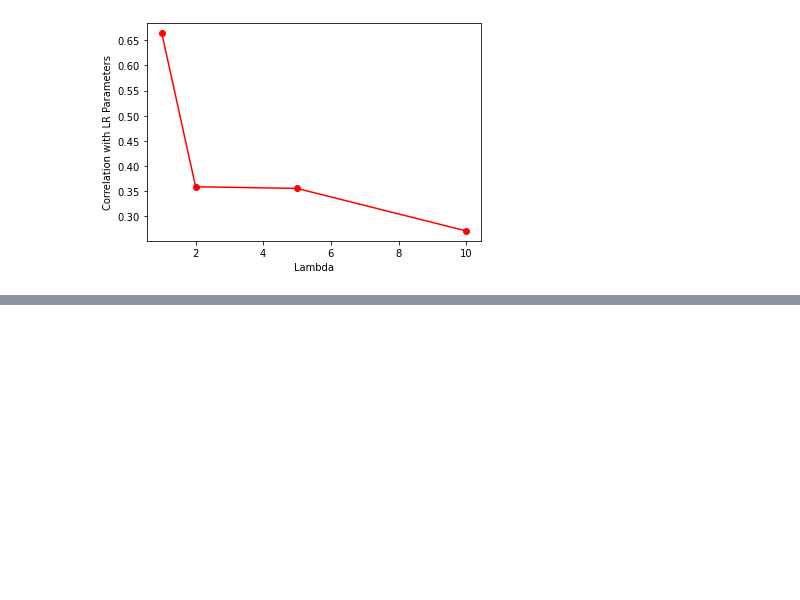
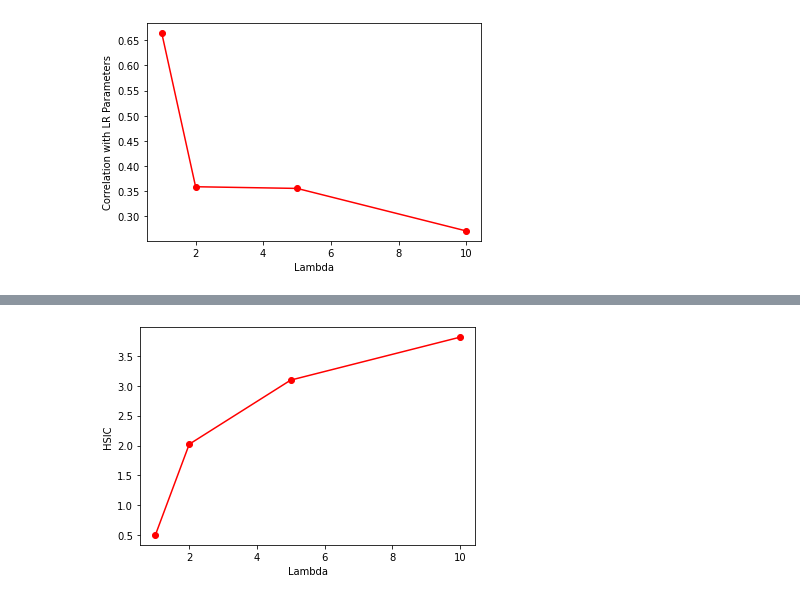
Before and after one commit to shuo-zhou/GSDA-Lateralization, a Jupyter notebook: Plot.ipynb, the cells around one changed output, grey strips where cells are left out. Saved outputs shown, nothing was run; the diff lists cells and outputs as text; code cells hidden in the pictures; blank space fills up the shorter version.

```diff
--- a/Plot.ipynb
+++ b/Plot.ipynb
@@ -144,0 +175,10 @@ plt.show()
+# %%
+plt.plot(lambdas, hsics, 'ro-')
+plt.xlabel('Lambda')
+plt.ylabel('HSIC')
+# plt.legend(loc=1)
+plt.savefig('sslr_hsic_fe.pdf', format='pdf', bbox_inches='tight')
+plt.savefig('sslr_hsic_fe.png', format='png', bbox_inches='tight')
+plt.show()
+# %% [output]
+[figure, added]
```
Also changed, not shown: parts of 5 cells of this notebook, 1 other file.
